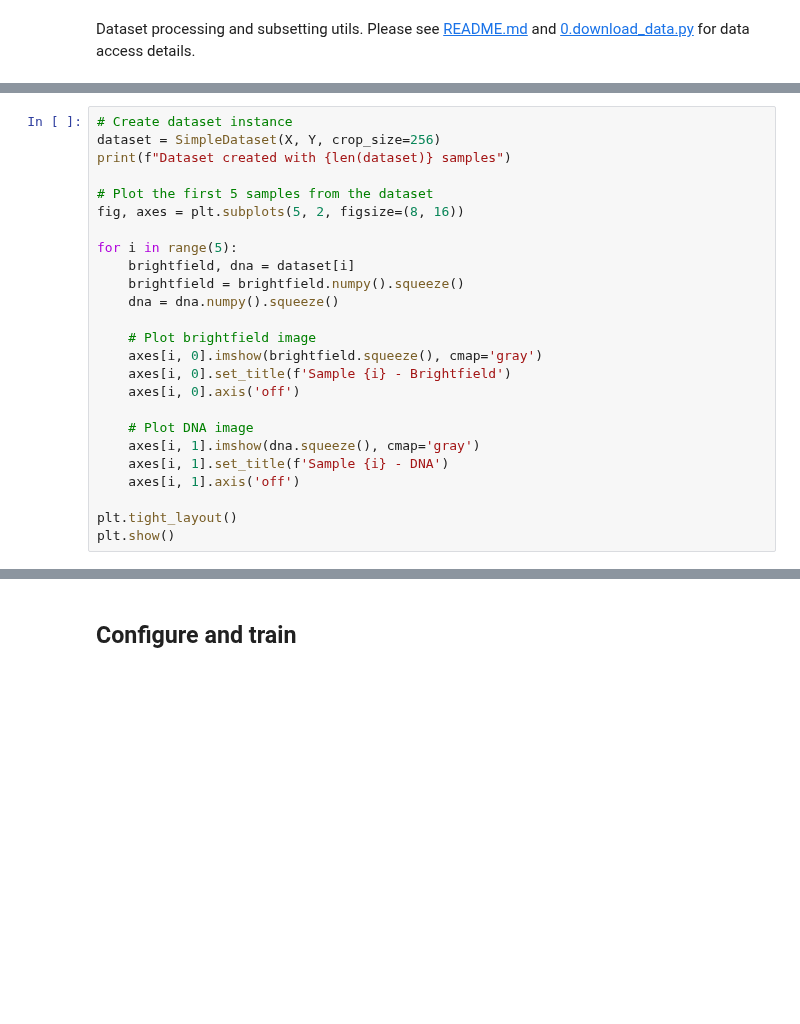
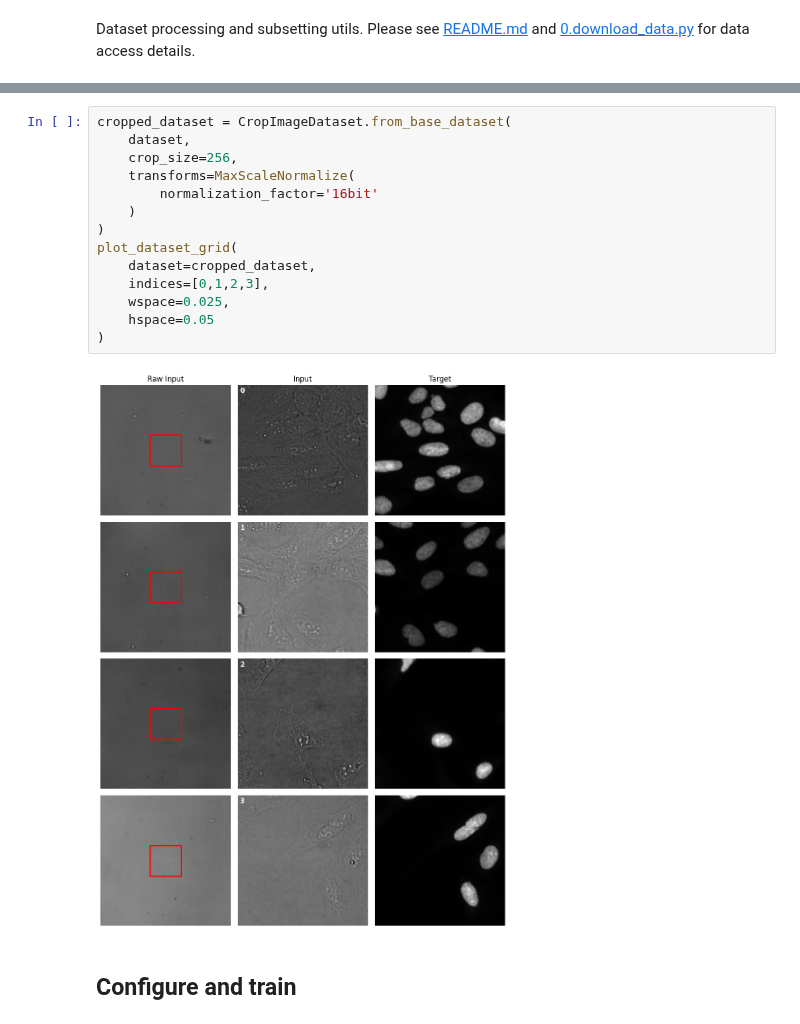
Before and after one commit to WayScience/virtual_stain_flow, a Jupyter notebook: examples/2.training_with_logging_example.ipynb, the cells around one changed output, grey strips where cells are left out. Cells and saved outputs as stored; diff of their text form; blank space fills up the shorter version.

```diff
--- a/examples/2.training_with_logging_example.ipynb
+++ b/examples/2.training_with_logging_example.ipynb
@@ -241,25 +152,0 @@ First few fields: ['r01c01f01p01', 'r01c01f02p01', 'r01c01f03p01', 'r01c01f04p01
-# %%
-# Create dataset instance
-dataset = SimpleDataset(X, Y, crop_size=256)
-print(f"Dataset created with {len(dataset)} samples")
-
-# Plot the first 5 samples from the dataset
-fig, axes = plt.subplots(5, 2, figsize=(8, 16))
-
-for i in range(5):
-    brightfield, dna = dataset[i]
-    brightfield = brightfield.numpy().squeeze()
-    dna = dna.numpy().squeeze()
-
-    # Plot brightfield image
-    axes[i, 0].imshow(brightfield.squeeze(), cmap='gray')
-    axes[i, 0].set_title(f'Sample {i} - Brightfield')
-    axes[i, 0].axis('off')
-
-    # Plot DNA image
-    axes[i, 1].imshow(dna.squeeze(), cmap='gray')
-    axes[i, 1].set_title(f'Sample {i} - DNA')
-    axes[i, 1].axis('off')
-
-plt.tight_layout()
-plt.show()
@@ -269,3 +156,19 @@ Dataset created with 64 samples
+# %%
+cropped_dataset = CropImageDataset.from_base_dataset(
+    dataset,
+    crop_size=256,
+    transforms=MaxScaleNormalize(
+        normalization_factor='16bit'
+    )
+)
+plot_dataset_grid(
+    dataset=cropped_dataset,
+    indices=[0,1,2,3],
+    wspace=0.025,
+    hspace=0.05
+)
+# %% [output]
+[figure, added]
 # %% [markdown]
 ## Configure and train
 # %%
```
Also changed, not shown: parts of 13 cells of this notebook, 1 other file.
